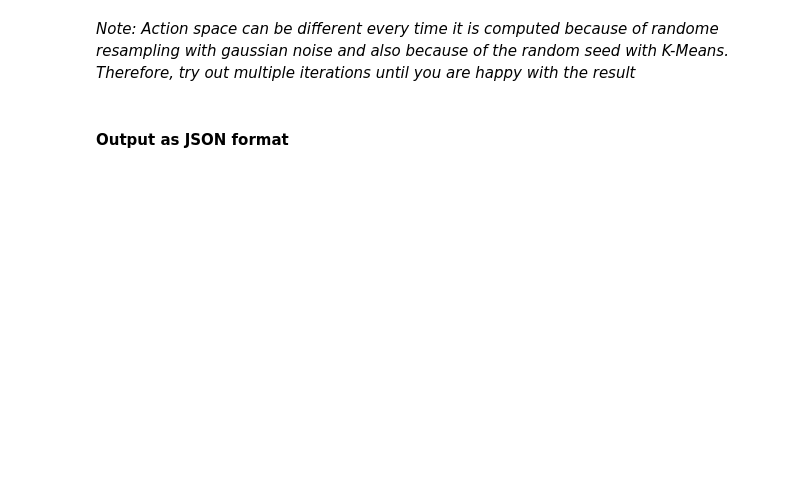
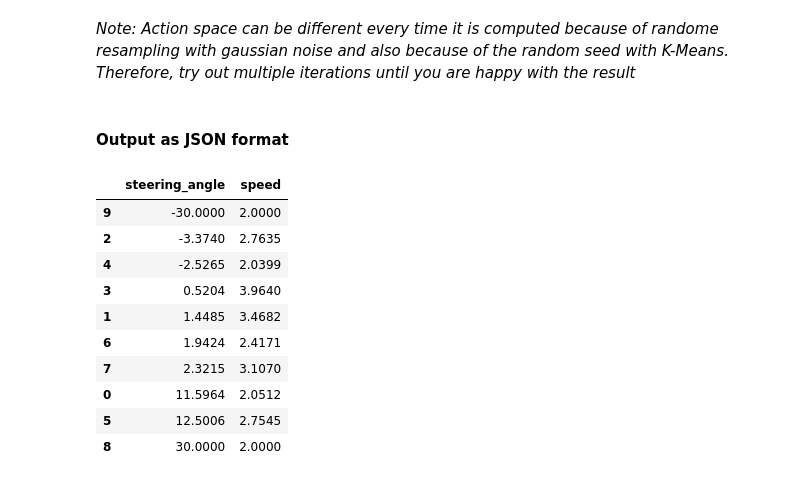
Before and after one commit to jackhorse1000/deepracer-on-the-spot, a Jupyter notebook: pre-computations/RaceLine_Speed_ActionSpace.ipynb, the cells around one changed output. Cells and saved outputs as stored; diff of their text form; code cells hidden in the pictures; blank space fills up the shorter version.

```diff
--- a/pre-computations/RaceLine_Speed_ActionSpace.ipynb
+++ b/pre-computations/RaceLine_Speed_ActionSpace.ipynb
@@ -363,20 +379,18 @@ from sklearn.cluster import MiniBatchKMeans
 
 # Rescale data with minmax
 minmax_scaler = MinMaxScaler()
-X_minmax = pd.DataFrame(minmax_scaler.fit_transform(X),
-                                           columns=["velocity","steering"])
+X_minmax = pd.DataFrame(minmax_scaler.fit_transform(X), columns=["velocity","steering"])
 
 # KMeans
 # remove 2 actions from KMeans so that low speed & high steering actions can be manually included
-n_clusters = 21-2
-model = MiniBatchKMeans(n_clusters=n_clusters).fit(X_minmax)
+n_clusters = 10-2
+model = MiniBatchKMeans(n_clusters=n_clusters, n_init=100, max_iter=1000).fit(X_minmax)
 
 # Centroids (interpretable)
 from sklearn.preprocessing import MinMaxScaler
 minmax_scaler = MinMaxScaler()
 X_minmax_fit = minmax_scaler.fit(X)
-X_centroids = pd.DataFrame(X_minmax_fit.inverse_transform(model.cluster_centers_),
-                                   columns=["velocity","steering"])
+X_centroids = pd.DataFrame(X_minmax_fit.inverse_transform(model.cluster_centers_), columns=["velocity","steering"])
 
 # Add 2 manual actions
 # Reason: When car starts new episode, it does not start on or direction of racing line, so
@@ -396,11 +412,24 @@ ax.invert_xaxis()
 # %%
 # Output JSON format
 action_space_for_json = action_space_e[["steering","velocity"]].copy()
+action_space_for_json = action_space_for_json.sort_values('steering')
 
 action_space_for_json = action_space_for_json.round(4)
 action_space_for_json.columns = ["steering_angle","speed"]
 # action_space_for_json["index"] = action_space_for_json.index
 json_text = action_space_for_json.to_json(orient="records", lines=False)
 
 action_space_for_json
+# %% [output]
+|  | steering_angle | speed |
+| 9 | -30.0000 | 2.0000 |
+| 2 | -3.3740 | 2.7635 |
+| 4 | -2.5265 | 2.0399 |
+| 3 | 0.5204 | 3.9640 |
+| 1 | 1.4485 | 3.4682 |
+| 6 | 1.9424 | 2.4171 |
+| 7 | 2.3215 | 3.1070 |
+| 0 | 11.5964 | 2.0512 |
+| 5 | 12.5006 | 2.7545 |
+| 8 | 30.0000 | 2.0000 |
 # %%
```
Also changed, not shown: parts of 14 cells of this notebook, 5 other files.
